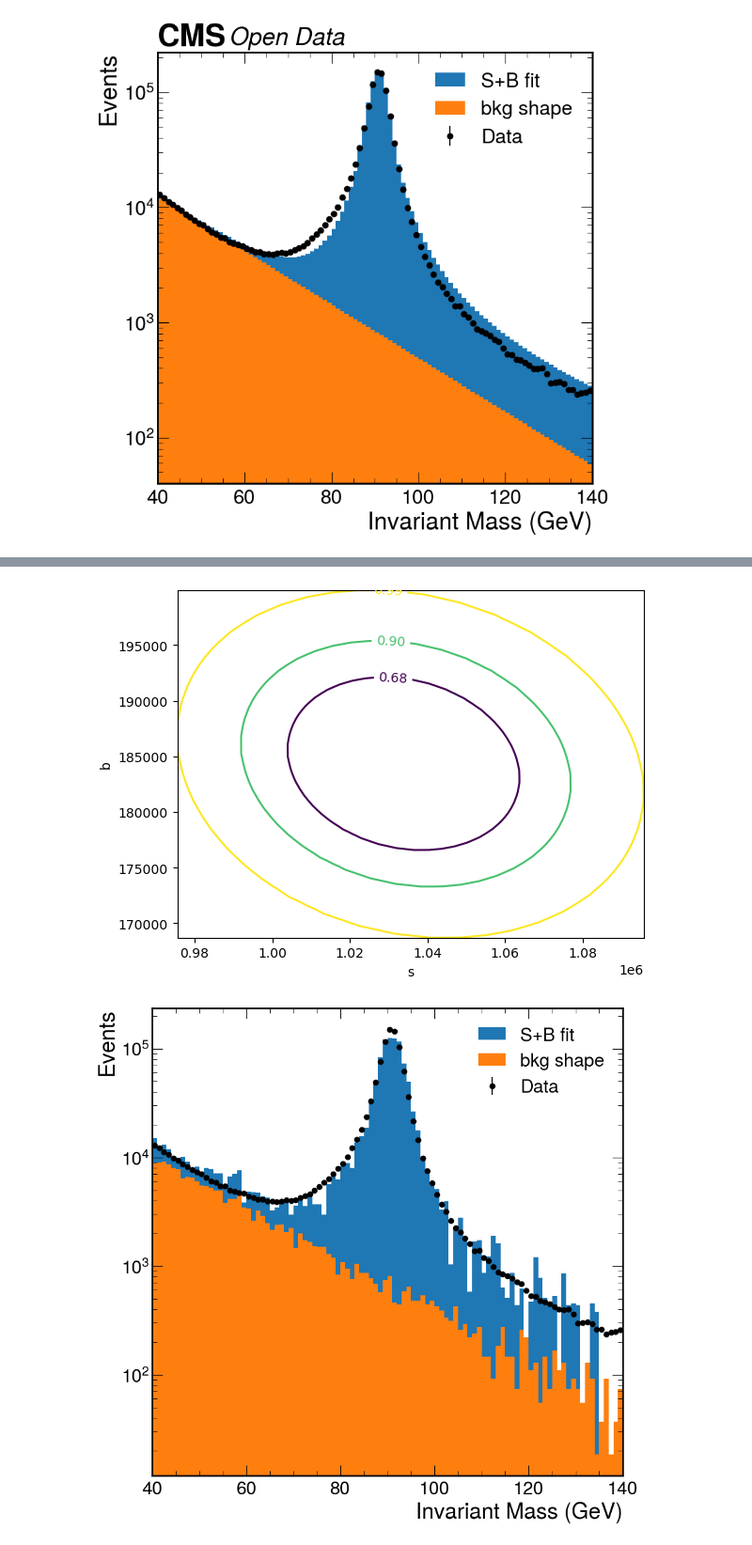
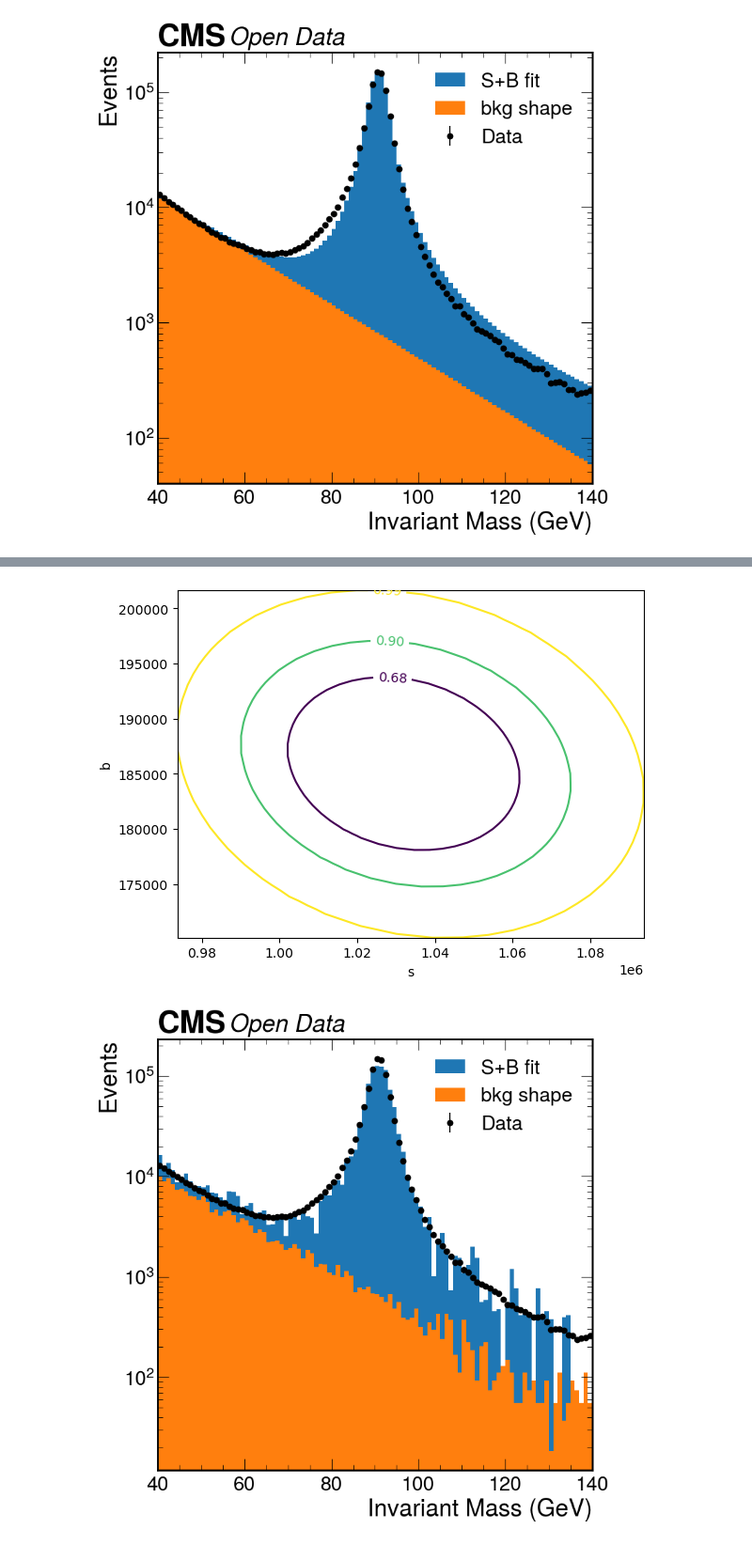
Before and after one commit to delaere/LPHY2131, a Jupyter notebook: analysis/labo2/Zlineshape.ipynb, the cells around one changed output, grey strips where cells are left out. Shown at 94% size. Drawn from its saved outputs; the diff is of its cells as text; code cells hidden in the pictures.

```diff
--- a/analysis/labo2/Zlineshape.ipynb
+++ b/analysis/labo2/Zlineshape.ipynb
@@ -230,8 +243,0 @@ We therefore define a new fit that uses template histograms for signal and backg
-# %%
-bkg    = lphys.sample(lphys.randomSample(lambda x: background_pdf(x,m.values["tau"]),xlim,nbins,size=10000),
-                      "background","C1",integral=m.values["b"])
-signal = lphys.sample(selected_simu["invMass"],
-                      "signal MC","C0",integral= m.values["s"])
-
-s_histo,bin_edges = np.histogram(ak.to_numpy(signal.events), bins=nbins, range=xlim, density=False )
-b_histo,bin_edges = np.histogram(ak.to_numpy(bkg.events),bins=nbins, range=xlim, density=False )
@@ -240,2 +243,0 @@ c = cost.Template(n, xe, (s_histo,b_histo), ("s","b"))
-# %%
-m = Minuit(c,1e6,5e5)
@@ -246,0 +244,15 @@ HBox(children=(Output(), VBox(children=(HBox(children=(Button(description='Fit',
+# %%
+def bkg(pdf,x,values):
+    params = values[2:len(signature(pdf).parameters)+1]
+    return pdf(x,*params)
+
+bkg    = lphys.sample(lphys.randomSample(lambda x: bkg(background_pdf,x,m.values),xlim,nbins,size=10000),
+                      "background","C1",integral=m.values["b"])
+
+signal = lphys.sample(selected_simu["invMass"],
+                      "signal MC","C0",integral= m.values["s"])
+
+s_histo,bin_edges = np.histogram(ak.to_numpy(signal.events), bins=nbins, range=xlim, density=False )
+b_histo,bin_edges = np.histogram(ak.to_numpy(bkg.events),bins=nbins, range=xlim, density=False )
+
+c = cost.Template(n, xe, (s_histo,b_histo), ("s","b"))
@@ -246,0 +262,5 @@ HBox(children=(Output(), VBox(children=(HBox(children=(Button(description='Fit',
+# %%
+m = Minuit(c,s,b)
+
+m.limits = (0, None)
+m.interactive()
@@ -263,12 +285,13 @@ m.hesse()
 plt.style.use('default')
 m.draw_mncontour("s", "b", cl=(0.68, 0.9, 0.99));
 # %% [output]
-[figure, old version]
+[figure, new version]
 # %%
+plt.figure(figsize=[8.5,8.5])
 myplot = lphys.Plotter(c, logscale=True, legend=True, xlabel="Invariant Mass (GeV)", ylabel="Events", fill=True)
 myplot(m.values)
 # %% [output]
-[figure, old version]
+[figure, new version]
 # %%
 s = m.values['s']
 b = m.values['b']
```
Also changed, not shown: parts of 17 cells of this notebook, 4 other files.
